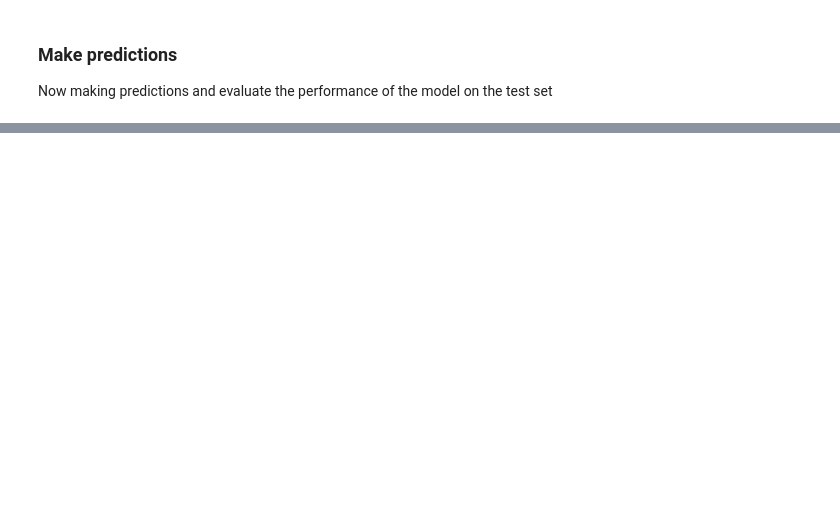
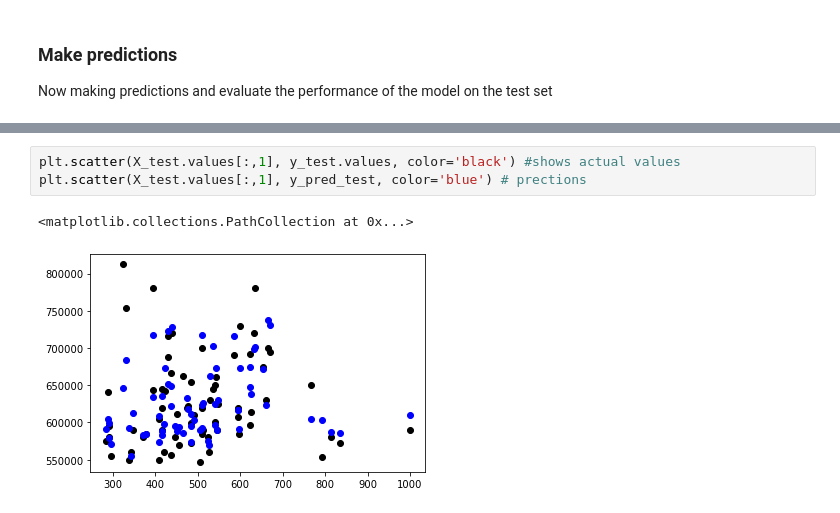
Before and after one commit to ffalohy/Toronto_listings_Part-I-Webscraping, a Jupyter notebook: Machine_Learning_project.ipynb, the cells around one changed output, grey strips where cells are left out. Saved outputs shown, nothing was run; the diff lists cells and outputs as text; blank space fills up the shorter version.

```diff
--- a/Machine_Learning_project.ipynb
+++ b/Machine_Learning_project.ipynb
@@ -244,0 +302,6 @@ Now making predictions and evaluate the performance of the model on the test set
+# %%
+plt.scatter(X_test.values[:,1], y_test.values, color='black') #shows actual values
+plt.scatter(X_test.values[:,1], y_pred_test, color='blue') # prections
+# %% [output]
+<matplotlib.collections.PathCollection at 0x...>
+[figure, added]
```
Also changed, not shown: parts of 33 cells of this notebook.
